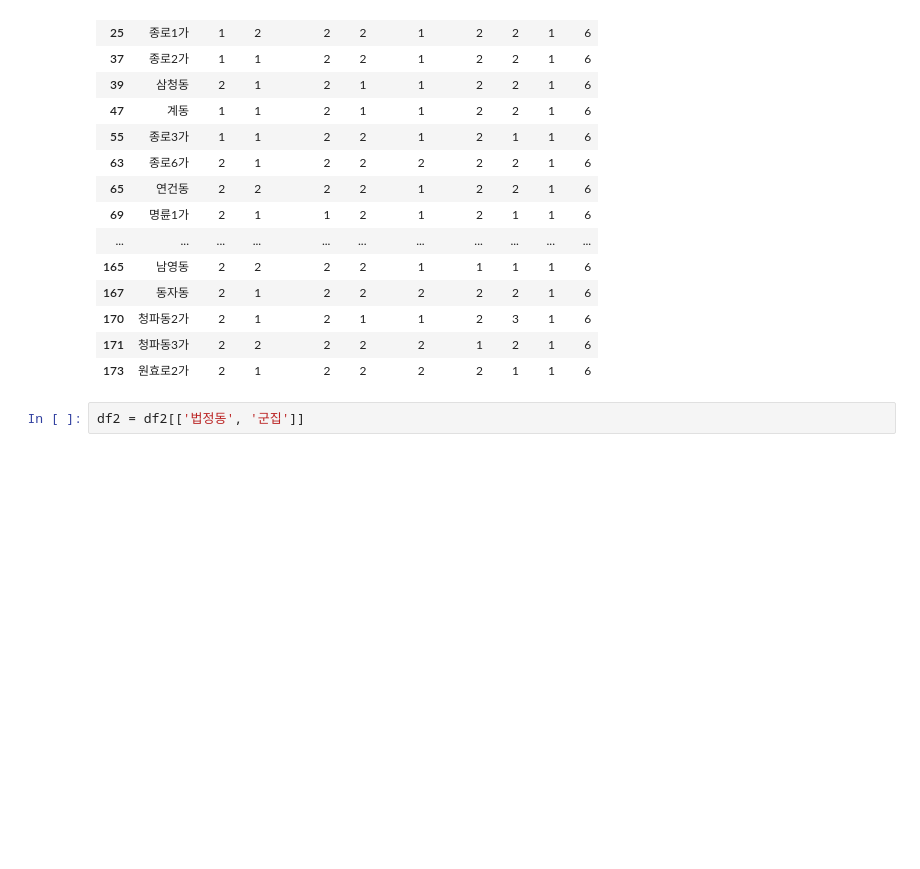
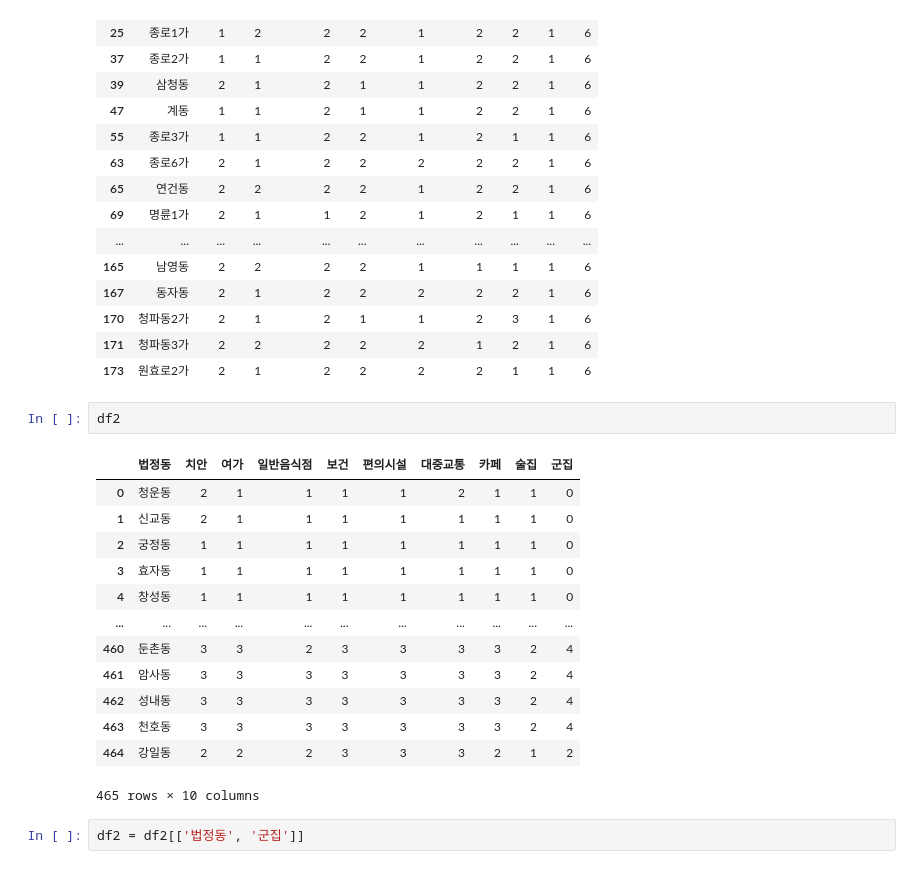
Before and after one commit to naedonnaelife/naedonnaesan, a Jupyter notebook: Clustering/군집만들기-qcut.ipynb, the cells around one changed output. Cells and saved outputs as stored; diff of their text form; blank space fills up the shorter version.

```diff
--- a/Clustering/군집만들기-qcut.ipynb
+++ b/Clustering/군집만들기-qcut.ipynb
@@ -445,6 +445,22 @@ df2[df2['군집'] == 6].head(30)
 | 170 | 청파동2가 | 2 | 1 | 2 | 1 | 1 | 2 | 3 | 1 | 6 |
 | 171 | 청파동3가 | 2 | 2 | 2 | 2 | 2 | 1 | 2 | 1 | 6 |
 | 173 | 원효로2가 | 2 | 1 | 2 | 2 | 2 | 2 | 1 | 1 | 6 |
+# %%
+df2
+# %% [output]
+|  | 법정동 | 치안 | 여가 | 일반음식점 | 보건 | 편의시설 | 대중교통 | 카페 | 술집 | 군집 |
+| 0 | 청운동 | 2 | 1 | 1 | 1 | 1 | 2 | 1 | 1 | 0 |
+| 1 | 신교동 | 2 | 1 | 1 | 1 | 1 | 1 | 1 | 1 | 0 |
+| 2 | 궁정동 | 1 | 1 | 1 | 1 | 1 | 1 | 1 | 1 | 0 |
+| 3 | 효자동 | 1 | 1 | 1 | 1 | 1 | 1 | 1 | 1 | 0 |
+| 4 | 창성동 | 1 | 1 | 1 | 1 | 1 | 1 | 1 | 1 | 0 |
+| ... | ... | ... | ... | ... | ... | ... | ... | ... | ... | ... |
+| 460 | 둔촌동 | 3 | 3 | 2 | 3 | 3 | 3 | 3 | 2 | 4 |
+| 461 | 암사동 | 3 | 3 | 3 | 3 | 3 | 3 | 3 | 2 | 4 |
+| 462 | 성내동 | 3 | 3 | 3 | 3 | 3 | 3 | 3 | 2 | 4 |
+| 463 | 천호동 | 3 | 3 | 3 | 3 | 3 | 3 | 3 | 2 | 4 |
+| 464 | 강일동 | 2 | 2 | 2 | 3 | 3 | 3 | 2 | 1 | 2 |
+465 rows × 10 columns
 # %%
 df2 = df2[['법정동', '군집']]
 # %%
```
Also changed, not shown: parts of 6 cells of this notebook, 2 other files.
